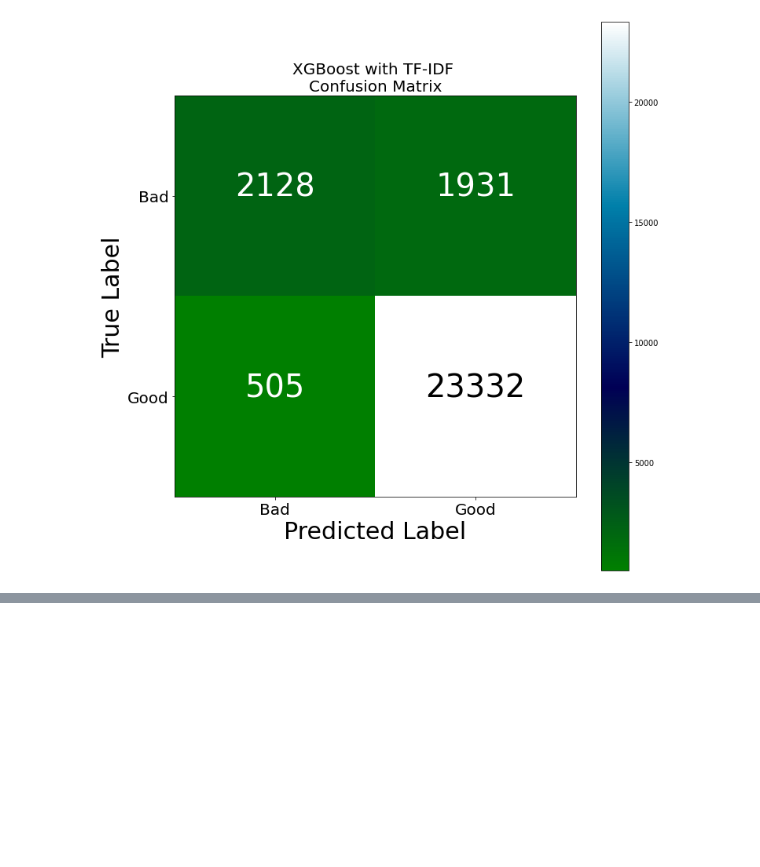
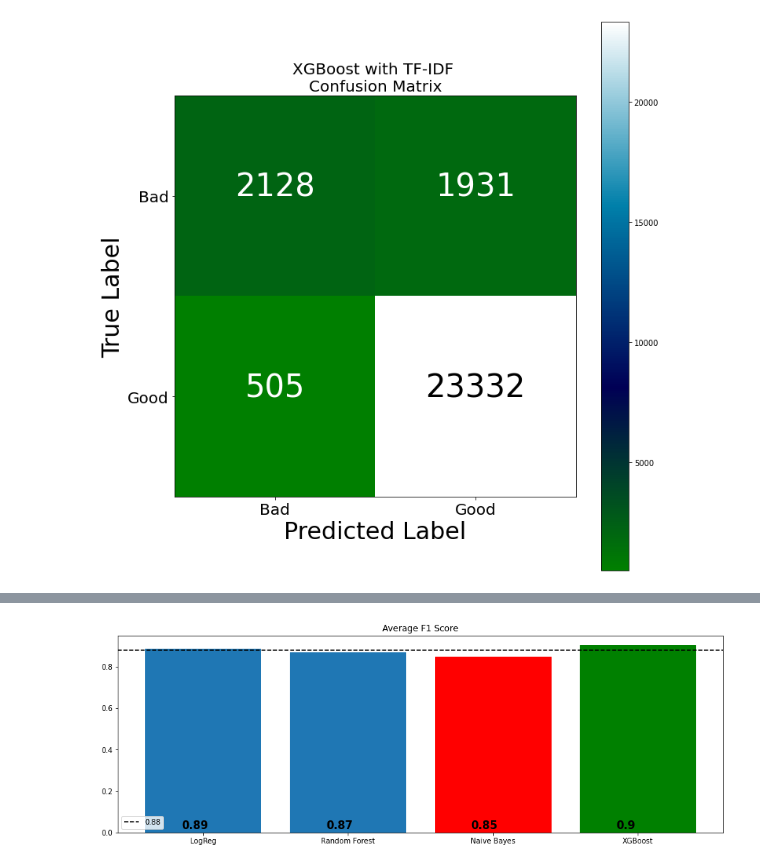
Before and after one commit to DimitrisFot/Amazon-Game-Reviews-Analysis, a Jupyter notebook: Sentiment Analysis.ipynb, the cells around one changed output, grey strips where cells are left out. Cells and saved outputs as stored; diff of their text form; code cells hidden in the pictures; blank space fills up the shorter version.

```diff
--- a/Sentiment Analysis.ipynb
+++ b/Sentiment Analysis.ipynb
@@ -586,0 +694,5 @@ disp_confusion_matrix(y_pred_tfidf_xgb, "XGBoost", "TF-IDF")
+# %%
+# Plotting f1 score with "f1_score_bar_plot" function
+f1_score_bar_plot(df=df_tv, category='average', title= "Average F1 Score")
+# %% [output]
+[figure, added]
```
Also changed, not shown: parts of 55 cells of this notebook.
